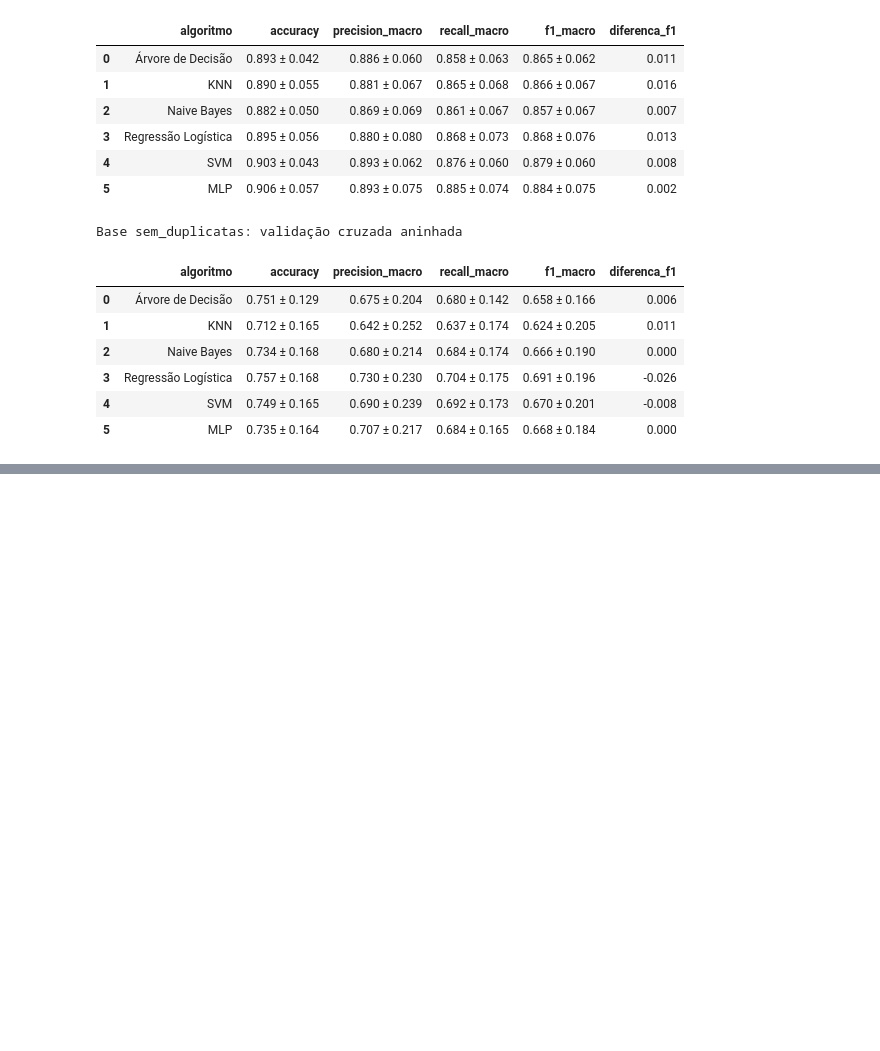
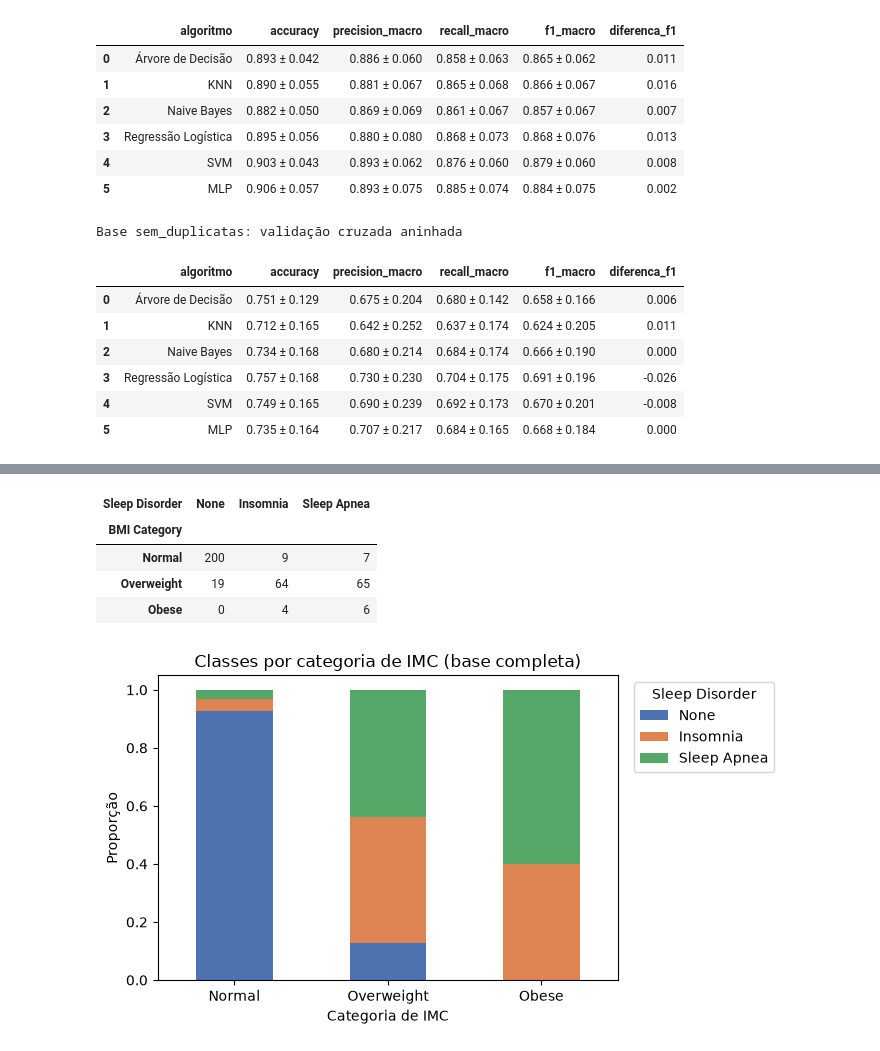
Before and after one commit to FelipeBert/sleep-health, a Jupyter notebook: projeto_experimentos.ipynb, the cells around one changed output, grey strips where cells are left out. Drawn from its saved outputs; the diff is of its cells as text; code cells hidden in the pictures; blank space fills up the shorter version.

```diff
--- a/projeto_experimentos.ipynb
+++ b/projeto_experimentos.ipynb
@@ -624,0 +644,24 @@ Base sem_duplicatas: validação cruzada aninhada
+# %%
+# Para cada categoria de IMC, qual a proporção de cada classe? (base completa)
+nomes_imc = {0: "Normal", 1: "Overweight", 2: "Obese"}
+imc = pd.crosstab(df["BMI Category"].map(nomes_imc), df[alvo].map(dict(enumerate(NOMES_CLASSES))))
+imc = imc.loc[["Normal", "Overweight", "Obese"], NOMES_CLASSES]
+display(imc)   # tabela com as quantidades
+
+# Gráfico com as proporções (cada barra soma 1)
+(imc.div(imc.sum(axis=1), axis=0)).plot(kind="bar", stacked=True, figsize=(7, 4),
+                                        color=["#4C72B0", "#DD8452", "#55A868"], rot=0)
+plt.ylabel("Proporção")
+plt.xlabel("Categoria de IMC")
+plt.title("Classes por categoria de IMC (base completa)")
+plt.legend(title="Sleep Disorder", bbox_to_anchor=(1.02, 1), loc="upper left")
+plt.tight_layout()
+plt.savefig("resultados/classes_por_imc.png", dpi=150)
+plt.show()
+# %% [output]
+| Sleep Disorder | None | Insomnia | Sleep Apnea |
+| BMI Category |  |  |  |
+| Normal | 200 | 9 | 7 |
+| Overweight | 19 | 64 | 65 |
+| Obese | 0 | 4 | 6 |
+[figure, added]
```
Also changed, not shown: parts of 2 cells of this notebook, 2 other files.
